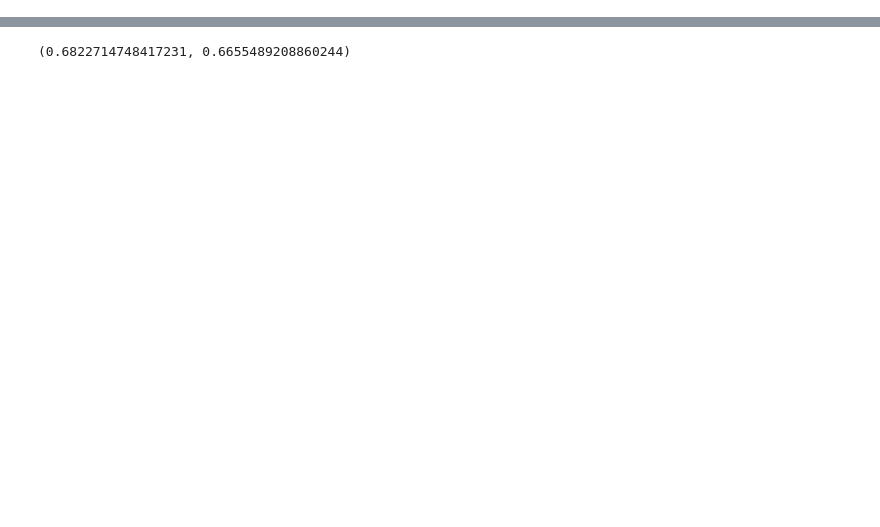
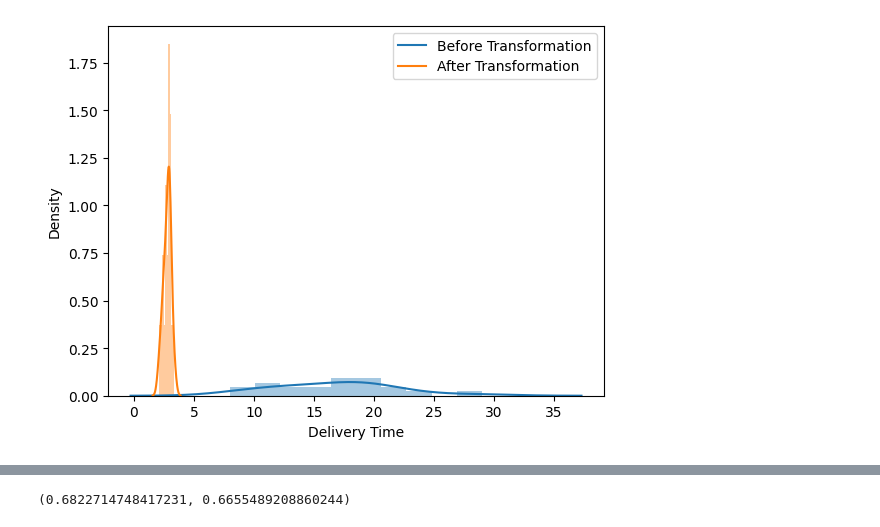
Before and after one commit to sailu708d/ASSIGN_04-SLR-Q1.ipynb, a Jupyter notebook: ASSIGN_04_SLR_Q1.ipynb, the cells around one changed output, grey strips where cells are left out. Cells and saved outputs as stored; diff of their text form; code cells hidden in the pictures; blank space fills up the shorter version.

```diff
--- a/ASSIGN_04_SLR_Q1.ipynb
+++ b/ASSIGN_04_SLR_Q1.ipynb
@@ -102,0 +23,3 @@ model=smf.ols("delivery_time~sorting_time",data=dataset).fit()
+# %%
+df = pd.read_csv('delivery_time.csv')
+df
@@ -102,0 +163,8 @@ model=smf.ols("delivery_time~sorting_time",data=dataset).fit()
+# %%
+labels = ['Before Transformation','After Transformation']
+sns.distplot(df['Delivery Time'], bins = 10, kde = True)
+sns.distplot(np.log(df['Delivery Time']), bins = 10, kde = True)
+plt.legend(labels)
+plt.show()
+# %% [output]
+[figure, added]
```
Also changed, not shown: parts of 77 cells of this notebook.
